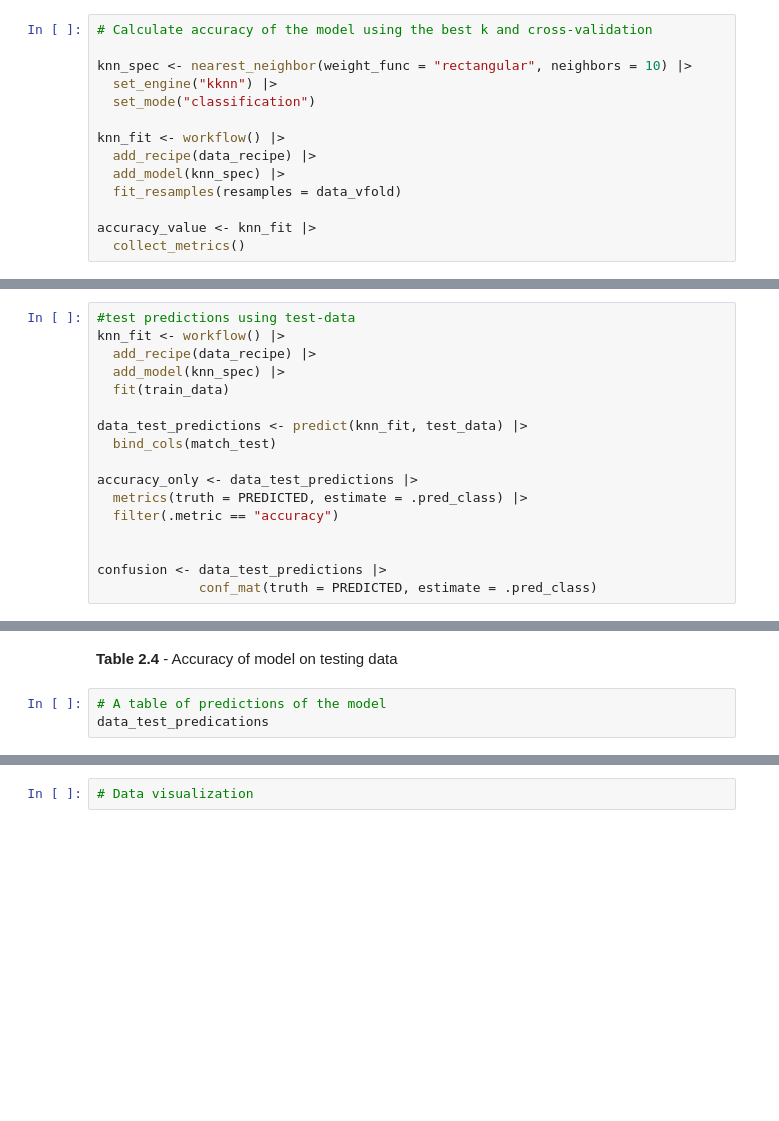
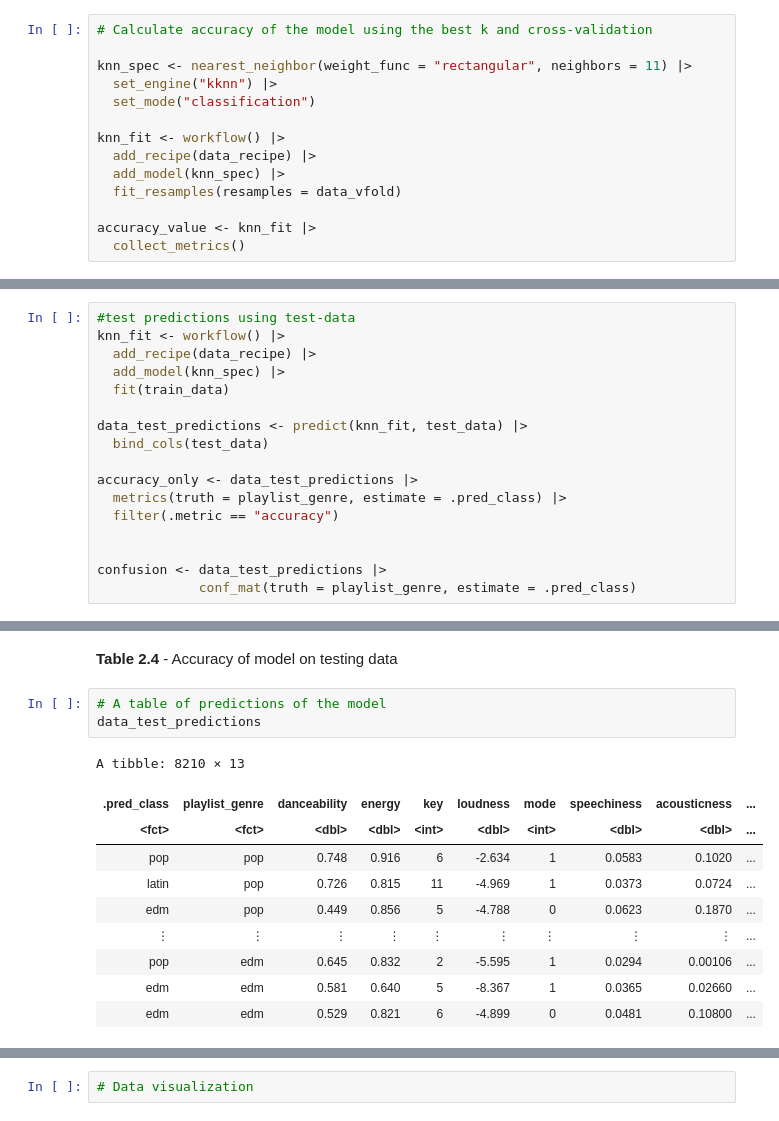
Before and after one commit to DSCI-310-2023/dsci-310-group-04, a Jupyter notebook: Project.ipynb, the cells around one changed output, grey strips where cells are left out. Cells and saved outputs as stored; diff of their text form; blank space fills up the shorter version.

```diff
--- a/Project.ipynb
+++ b/Project.ipynb
@@ -110,7 +155,7 @@ accuracy_vs_k <- ggplot(accuracies, aes(x = neighbors, y = mean)) +
 # %%
 # Calculate accuracy of the model using the best k and cross-validation
 
-knn_spec <- nearest_neighbor(weight_func = "rectangular", neighbors = 10) |>
+knn_spec <- nearest_neighbor(weight_func = "rectangular", neighbors = 11) |>
   set_engine("kknn") |>
   set_mode("classification")
 
@@ -134,15 +185,15 @@ knn_fit <- workflow() |>
   fit(train_data)
 
 data_test_predictions <- predict(knn_fit, test_data) |>
-  bind_cols(match_test)
+  bind_cols(test_data)
 
 accuracy_only <- data_test_predictions |>
-  metrics(truth = PREDICTED, estimate = .pred_class) |>
+  metrics(truth = playlist_genre, estimate = .pred_class) |>
   filter(.metric == "accuracy")
 
 
 confusion <- data_test_predictions |>
-             conf_mat(truth = PREDICTED, estimate = .pred_class)
+             conf_mat(truth = playlist_genre, estimate = .pred_class)
 # %%
 # Accuracy of the model on testing data
 accuracy_only
@@ -150,7 +206,18 @@ accuracy_only
 **Table 2.4** - Accuracy of model on testing data
 # %%
 # A table of predictions of the model
-data_test_predications
+data_test_predictions
+# %% [output]
+A tibble: 8210 × 13
+| .pred_class | playlist_genre | danceability | energy | key | loudness | mode | speechiness | acousticness | ... |
+| <fct> | <fct> | <dbl> | <dbl> | <int> | <dbl> | <int> | <dbl> | <dbl> | ... |
+| pop | pop | 0.748 | 0.916 | 6 | -2.634 | 1 | 0.0583 | 0.1020 | ... |
+| latin | pop | 0.726 | 0.815 | 11 | -4.969 | 1 | 0.0373 | 0.0724 | ... |
+| edm | pop | 0.449 | 0.856 | 5 | -4.788 | 0 | 0.0623 | 0.1870 | ... |
+| ⋮ | ⋮ | ⋮ | ⋮ | ⋮ | ⋮ | ⋮ | ⋮ | ⋮ | ... |
+| pop | edm | 0.645 | 0.832 | 2 | -5.595 | 1 | 0.0294 | 0.00106 | ... |
+| edm | edm | 0.581 | 0.640 | 5 | -8.367 | 1 | 0.0365 | 0.02660 | ... |
+| edm | edm | 0.529 | 0.821 | 6 | -4.899 | 0 | 0.0481 | 0.10800 | ... |
 # %%
 # Confusion
 confusion
```
Also changed, not shown: parts of 16 cells of this notebook, 1 other file.
